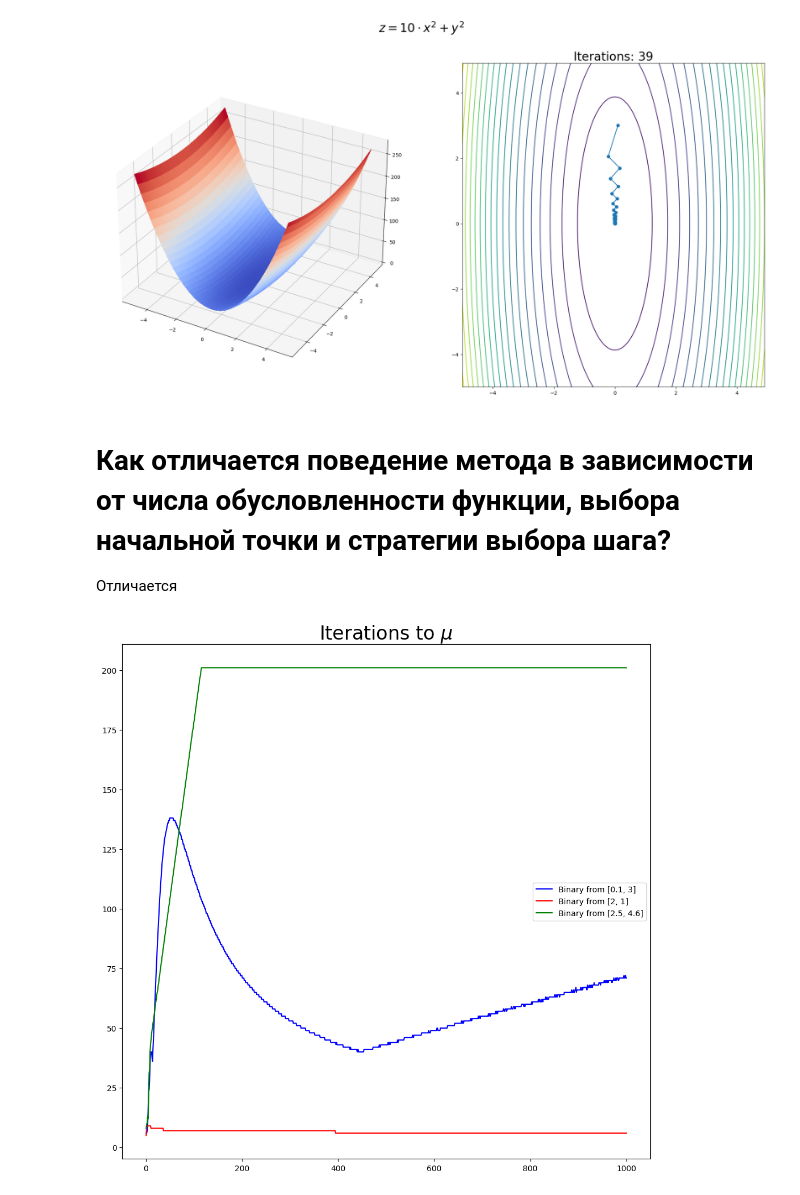
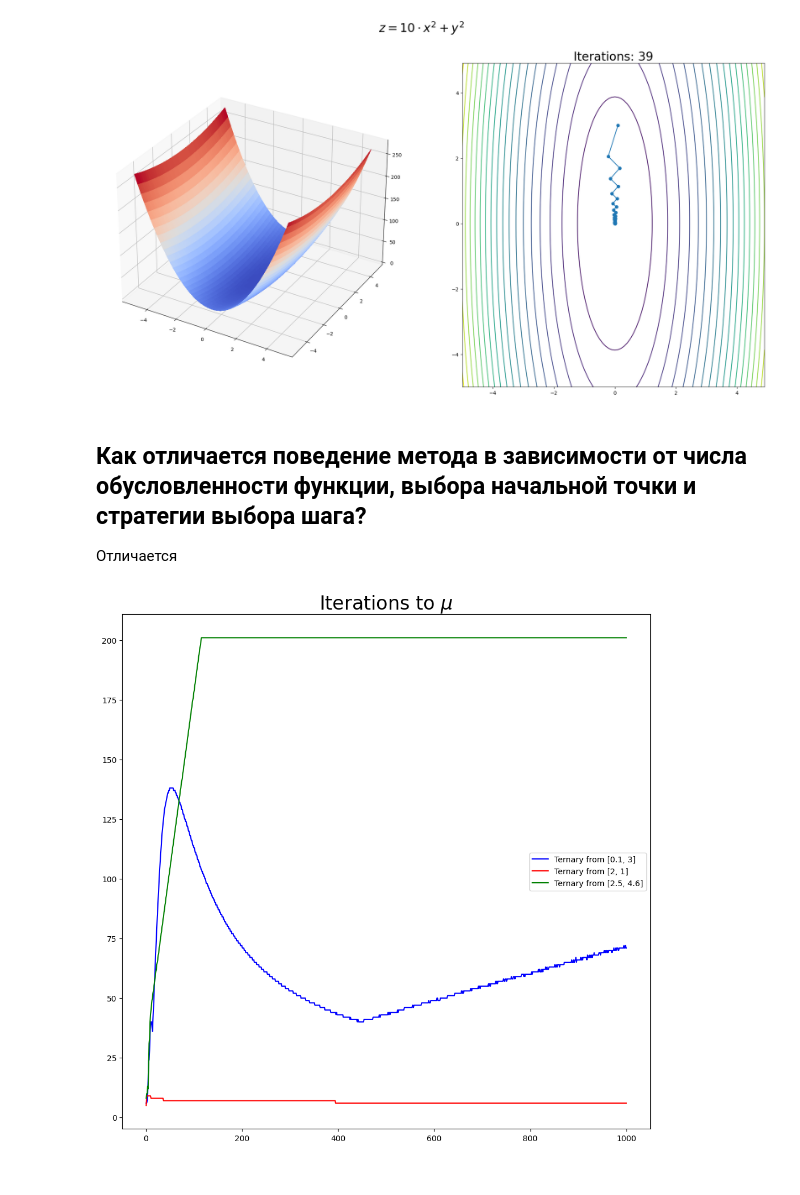
Before and after one commit to ars860/MO, a Jupyter notebook: task_3.ipynb, the cells around one changed output. Drawn from its saved outputs; the diff is of its cells as text; code cells hidden in the pictures.

```diff
--- a/task_3.ipynb
+++ b/task_3.ipynb
@@ -108,27 +108,27 @@ plot_3d_and_contour_with_trajectory(
 # %% [output]
 [figure]
 # %% [markdown]
-# Как отличается поведение метода в зависимости от числа обусловленности функции, выбора начальной точки и стратегии выбора шага?
+## Как отличается поведение метода в зависимости от числа обусловленности функции, выбора начальной точки и стратегии выбора шага?
 Отличается
 # %%
 def plot_iters(cnt, start, method, label, c):
     iters = []
     for multiplier in range(cnt):
         points = grad_descent(
             f_mul(multiplier + 1), df_mul(multiplier + 1),
             start, max_iters=200, step_searcher=method
         )
         iters.append((len(points), condition_number(multiplier + 1)))
 
     iters = np.array(iters)
     plt.plot(iters[:, 1], iters[:, 0], label=label, c=c)
 
 plt.title("Iterations to $\mu$", fontsize=24)
-plot_iters(1000, [0.1, 3], task_2.bin_searcher, "Binary from [0.1, 3]", 'b')
-plot_iters(1000, [2, 1], task_2.bin_searcher, "Binary from [2, 1]", 'r')
-plot_iters(1000, [2.5, 4.6], task_2.bin_searcher, "Binary from [2.5, 4.6]", 'g')
+plot_iters(1000, [0.1, 3], task_2.ternary_searcher, "Ternary from [0.1, 3]", 'b')
+plot_iters(1000, [2, 1], task_2.ternary_searcher, "Ternary from [2, 1]", 'r')
+plot_iters(1000, [2.5, 4.6], task_2.ternary_searcher, "Ternary from [2.5, 4.6]", 'g')
 
 plt.legend()
 plt.show()
 # %% [output]
-[figure, old version]
+[figure, new version]
```
Also changed, not shown: 2 other files.
